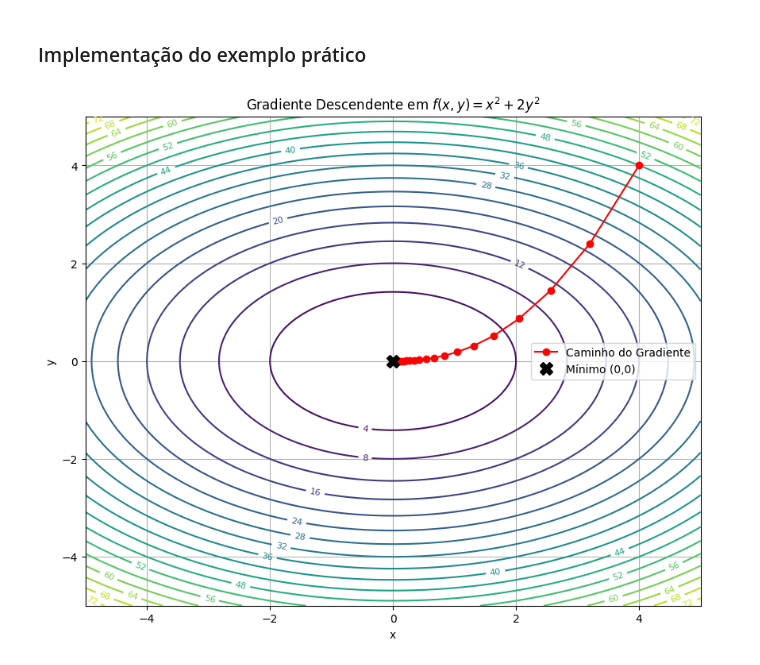
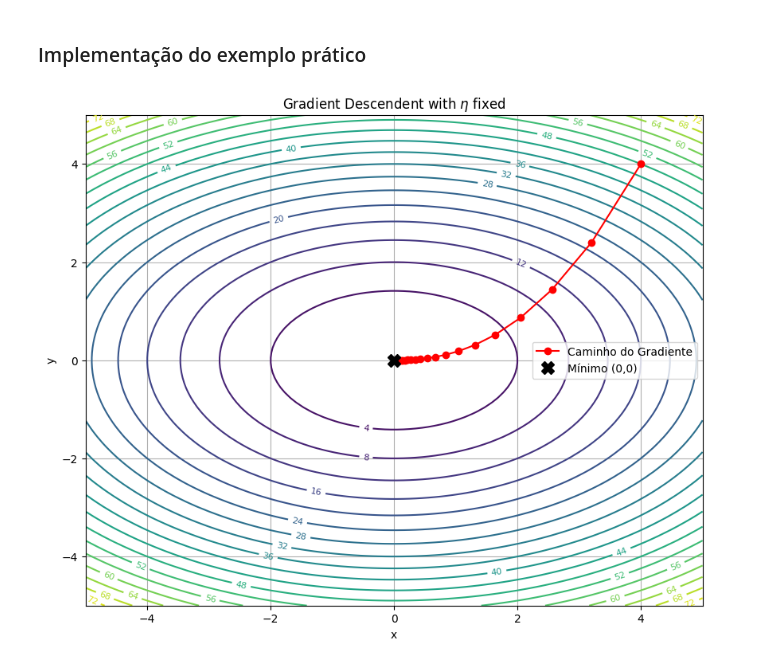
Before and after one commit to gabdourado/AI, a Jupyter notebook: Gradient-Descendent/Gradient_Descendent.ipynb, the cells around one changed output. Drawn from its saved outputs; the diff is of its cells as text; code cells hidden in the pictures.

```diff
--- a/Gradient-Descendent/Gradient_Descendent.ipynb
+++ b/Gradient-Descendent/Gradient_Descendent.ipynb
@@ -81,9 +81,7 @@ def f(x, y):
     return x**2 + 2*y**2
 
 def gradient(x, y):
-    df_dx = 2 * x
-    df_dy = 4 * y
-    return np.array([df_dx, df_dy])
+    return np.array([2*x, 4*y])
 
 alpha = 0.1
 iterations = 20
@@ -91,32 +89,32 @@ start_point = [4, 4]
 
 history = [start_point]
 current_pos = np.array(start_point)
 
 for i in range(iterations):
     grad = gradient(current_pos[0], current_pos[1])
     current_pos = current_pos - alpha * grad
     history.append(current_pos)
 
 history = np.array(history)
 
 x_range = np.linspace(-5, 5, 100)
 y_range = np.linspace(-5, 5, 100)
 X, Y = np.meshgrid(x_range, y_range)
 Z = f(X, Y)
 
 plt.figure(figsize=(10, 8))
 
 contours = plt.contour(X, Y, Z, levels=20, cmap='viridis')
 plt.clabel(contours, inline=True, fontsize=8)
 
 plt.plot(history[:, 0], history[:, 1], '-o', color='red', label='Caminho do Gradiente')
 plt.plot(0, 0, 'X', color='black', markersize=12, label='Mínimo (0,0)')
 
-plt.title(f'Gradiente Descendente em $f(x, y) = x^2 + 2y^2$')
+plt.title(r'Gradient Descendent with $\eta$ fixed')
 plt.xlabel('x')
 plt.ylabel('y')
 plt.legend()
 plt.grid(True)
 plt.show()
 # %% [output]
-[figure, old version]
+[figure, new version]
```
Also changed, not shown: parts of 4 cells of this notebook.
